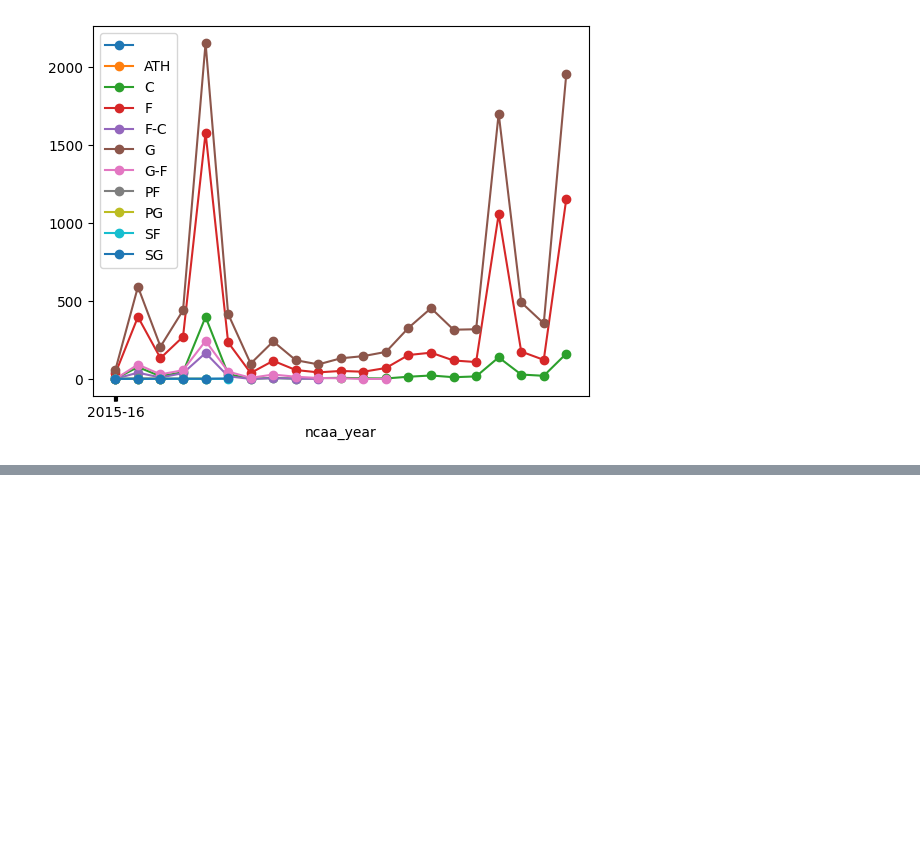
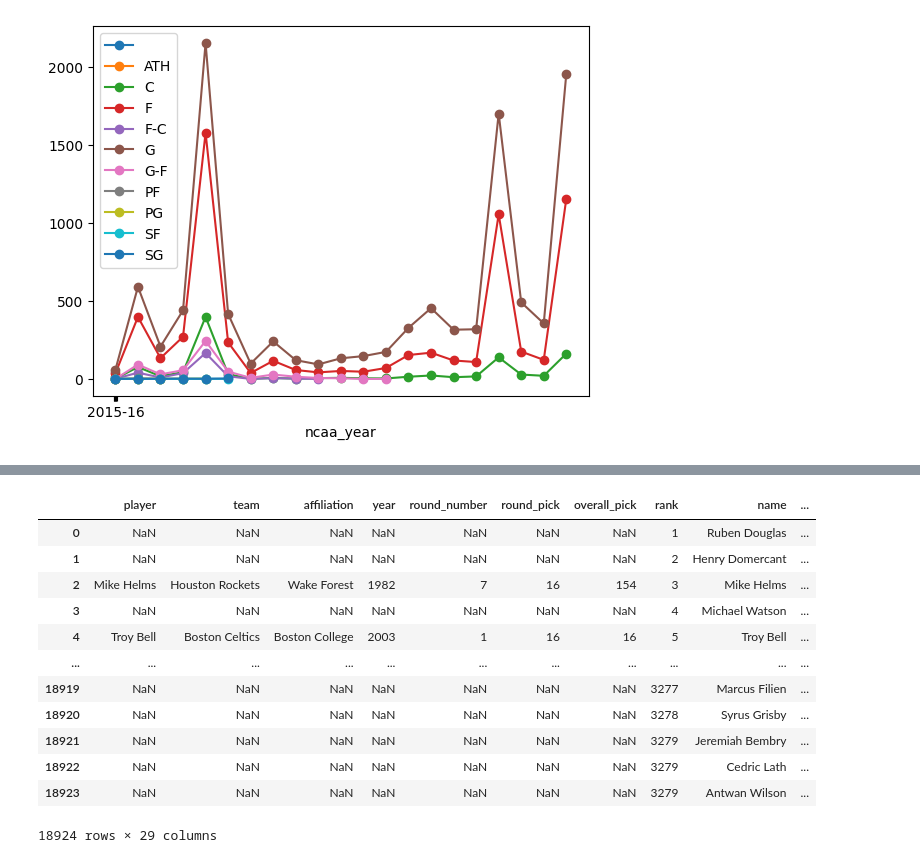
Before and after one commit to omara569/nba_draft_prediction, a Jupyter notebook: data_exploration/exploration.ipynb, the cells around one changed output, grey strips where cells are left out. Saved outputs shown, nothing was run; the diff lists cells and outputs as text; code cells hidden in the pictures; blank space fills up the shorter version.

```diff
--- a/data_exploration/exploration.ipynb
+++ b/data_exploration/exploration.ipynb
@@ -228,0 +250,18 @@ plt.show()
+# %%
+# Get all of the drafted athletes. How? By joining the tables!
+new_df = pd.merge(left=draft_df, right=ncaa_df, how='right', left_on='player', right_on='name') # Right join because the keys from the right will contain all college athletes, not just the ones that made it to the NBA
+new_df
+# %% [output]
+|  | player | team | affiliation | year | round_number | round_pick | overall_pick | rank | name | ... |
+| 0 | NaN | NaN | NaN | NaN | NaN | NaN | NaN | 1 | Ruben Douglas | ... |
+| 1 | NaN | NaN | NaN | NaN | NaN | NaN | NaN | 2 | Henry Domercant | ... |
+| 2 | Mike Helms | Houston Rockets | Wake Forest | 1982 | 7 | 16 | 154 | 3 | Mike Helms | ... |
+| 3 | NaN | NaN | NaN | NaN | NaN | NaN | NaN | 4 | Michael Watson | ... |
+| 4 | Troy Bell | Boston Celtics | Boston College | 2003 | 1 | 16 | 16 | 5 | Troy Bell | ... |
+| ... | ... | ... | ... | ... | ... | ... | ... | ... | ... | ... |
+| 18919 | NaN | NaN | NaN | NaN | NaN | NaN | NaN | 3277 | Marcus Filien | ... |
+| 18920 | NaN | NaN | NaN | NaN | NaN | NaN | NaN | 3278 | Syrus Grisby | ... |
+| 18921 | NaN | NaN | NaN | NaN | NaN | NaN | NaN | 3279 | Jeremiah Bembry | ... |
+| 18922 | NaN | NaN | NaN | NaN | NaN | NaN | NaN | 3279 | Cedric Lath | ... |
+| 18923 | NaN | NaN | NaN | NaN | NaN | NaN | NaN | 3279 | Antwan Wilson | ... |
+18924 rows × 29 columns
```
Also changed, not shown: parts of 19 cells of this notebook, 29 other files.
